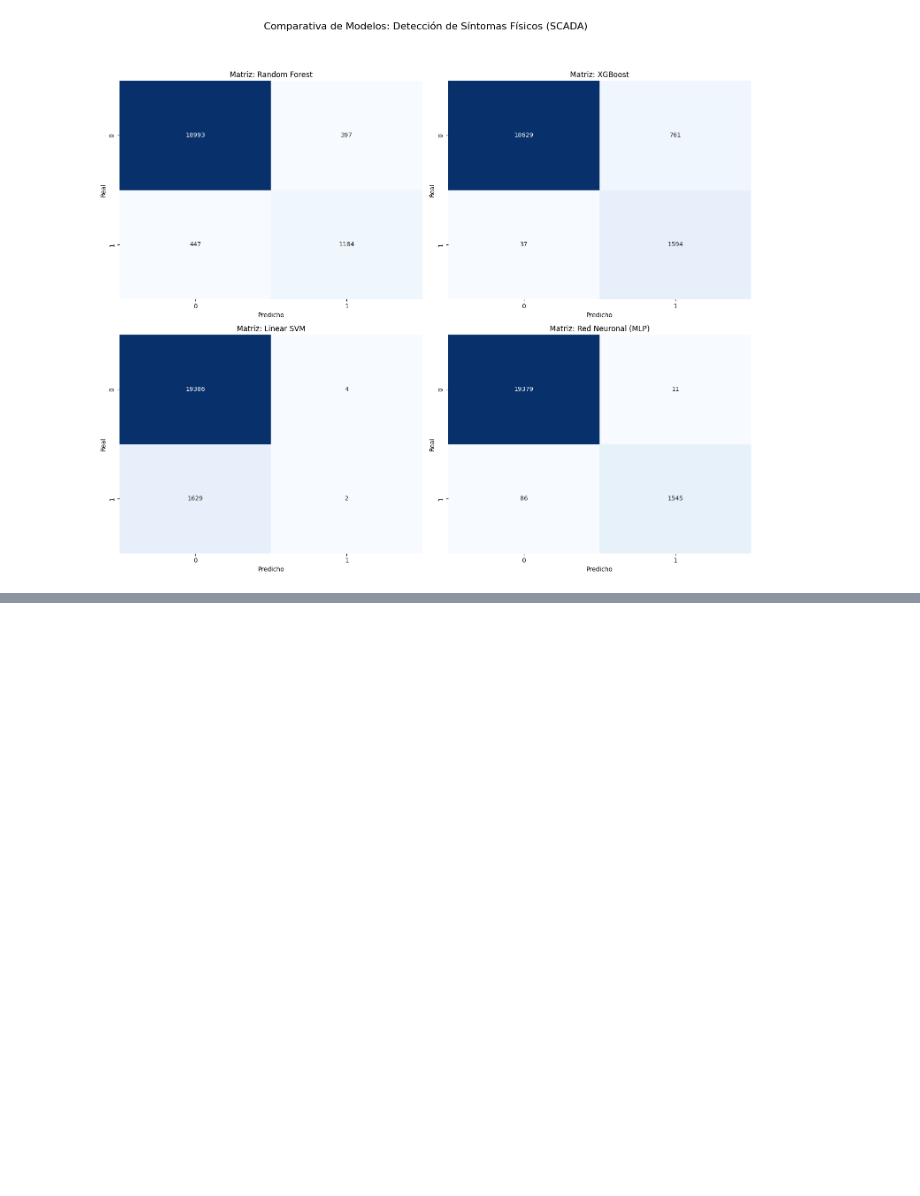
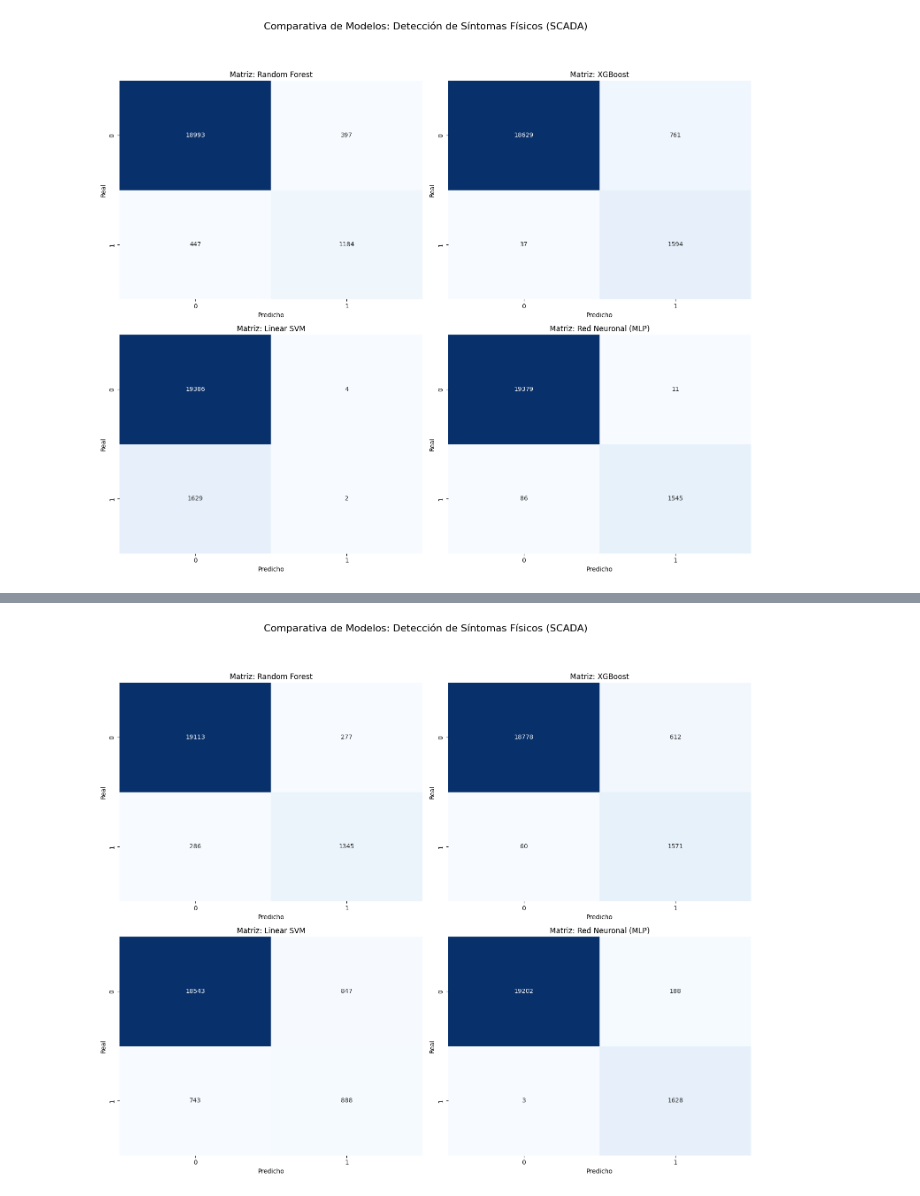
Before and after one commit to BryanInche/27.tfm_enagas_ia, a Jupyter notebook: notebooks/04_Modelado_Supervisado.ipynb, the cells around one changed output, grey strips where cells are left out. Cells and saved outputs as stored; diff of their text form; code cells hidden in the pictures; blank space fills up the shorter version.

Commit message:
avance_paper_modelos_reusltados_SMOTE

```diff
--- a/notebooks/04_Modelado_Supervisado.ipynb
+++ b/notebooks/04_Modelado_Supervisado.ipynb
@@ -392,8 +392,8 @@ def entrenar_rf(X_train, X_test, y_train, y_test, titulo):
     model = RandomForestClassifier(n_estimators=100,
                                     max_depth=20,
                                     min_samples_split=5,
-                                    random_state=42,
-                                    class_weight='balanced')
+                                    random_state=42)
+                                    #class_weight='balanced')
 
     # 2. Configuramos el K-Fold (Stratified es ideal para clases desbalanceadas)
     kfold_validacion = StratifiedKFold(n_splits=5, shuffle=True, random_state=42)
@@ -464,8 +464,9 @@ def entrenar_xgboost(X_train, X_test, y_train, y_test):
                           learning_rate=0.1,
                           max_depth=6,
                           subsample=0.8,
-                           scale_pos_weight=ratio,
+                          scale_pos_weight=1,
                            random_state=42)
+                            #scale_pos_weight=ratio,
 
     # 2. Configuramos el K-Fold (Stratified es ideal para clases desbalanceadas)
     kfold_validacion = StratifiedKFold(n_splits=5, shuffle=True, random_state=42)
@@ -556,12 +521,12 @@ from sklearn.calibration import CalibratedClassifierCV
 def entrenar_svm(X_train, X_test, y_train, y_test):
     # 1. Definimos el modelo lineal rápido
     # 'dual=False' se recomienda cuando el número de muestras es mayor al de variables
-    base_svc = LinearSVC(class_weight='balanced',
-                         C=1,
+    base_svc = LinearSVC(C=1,
                          loss='squared_hinge',
                          random_state=42,
                          max_iter=1500,
                          dual=False)
+                        #class_weight='balanced',
 
     # 2. Configuramos el K-Fold (Stratified es ideal para clases desbalanceadas)
     kfold_validacion = StratifiedKFold(n_splits=5, shuffle=True, random_state=42)
@@ -836,0 +862,8 @@ plt.show()
+# %%
+# Random Forest y XGBoost pueden usar los datos escalados sin problemas
+model_rf, pred_rf = entrenar_rf(X_train_res, X_test_scaled, y_train_res, y_test, "RANDOM FOREST")
+model_xgb, pred_xgb = entrenar_xgboost(X_train_res, X_test_scaled, y_train_res, y_test)
+
+# SVM y MLP REQUIEREN obligatoriamente X_train_scaled y X_test_scaled
+model_svm, pred_svm = entrenar_svm(X_train_res, X_test_scaled, y_train_res, y_test)
+model_nn, pred_nn = entrenar_mlp_nn(X_train_res, X_test_scaled, y_train_res, y_test)
@@ -836,0 +888,34 @@ plt.show()
+# %%
+# --- Visualización de la Competencia ---
+import seaborn as sns
+from sklearn.metrics import confusion_matrix
+import matplotlib.pyplot as plt
+
+# 1. Definición de la Función
+def plot_confusion_en_eje(y_real, y_pred, titulo, ax_obj):
+    """
+    Dibuja la matriz de confusión en un eje específico del subplot.
+    """
+    cm = confusion_matrix(y_real, y_pred)
+    sns.heatmap(cm, annot=True, fmt='d', cmap='Blues', ax=ax_obj, cbar=False)
+    ax_obj.set_title(f'Matriz: {titulo}')
+    ax_obj.set_ylabel('Real')
+    ax_obj.set_xlabel('Predicho')
+
+# 2. Visualización de la Competencia
+# --- Visualización de la Competencia (Target: SCADA) ---
+fig, ax = plt.subplots(2, 2, figsize=(15, 12)) # Cambiado a 4 columnas
+
+# APLANAMOS el array para acceder como ax_flat[0], [1], [2], [3]
+ax_flat = ax.flatten()
+
+plot_confusion_en_eje(y_test, pred_rf, "Random Forest", ax_flat[0])
+plot_confusion_en_eje(y_test, pred_xgb, "XGBoost", ax_flat[1])
+plot_confusion_en_eje(y_test, pred_svm, "Linear SVM", ax_flat[2])
+plot_confusion_en_eje(y_test, pred_nn, "Red Neuronal (MLP)", ax_flat[3])
+
+plt.suptitle('Comparativa de Modelos: Detección de Síntomas Físicos (SCADA)', fontsize=16, y=1.05)
+plt.tight_layout()
+plt.show()
+# %% [output]
+[figure, added]
```
Also changed, not shown: parts of 7 cells of this notebook.
